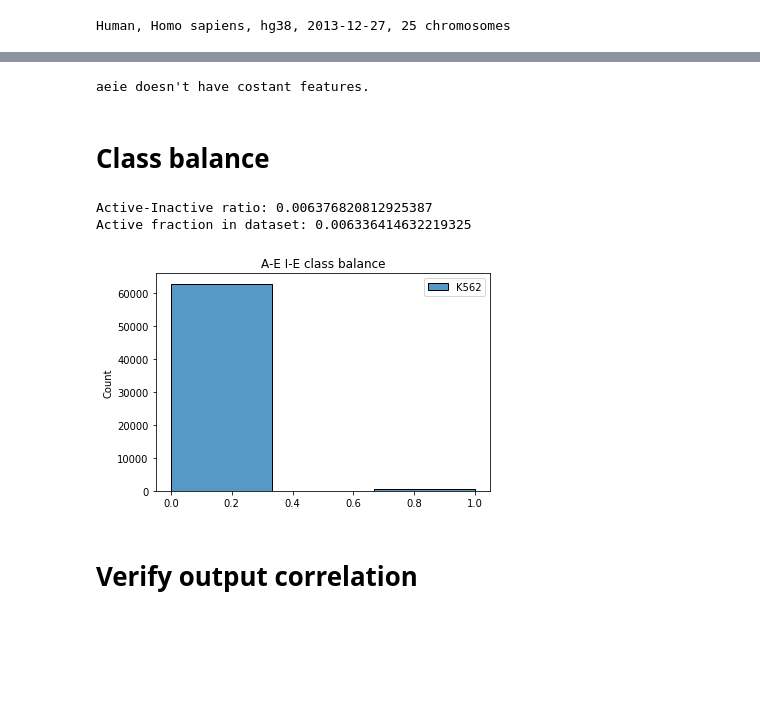
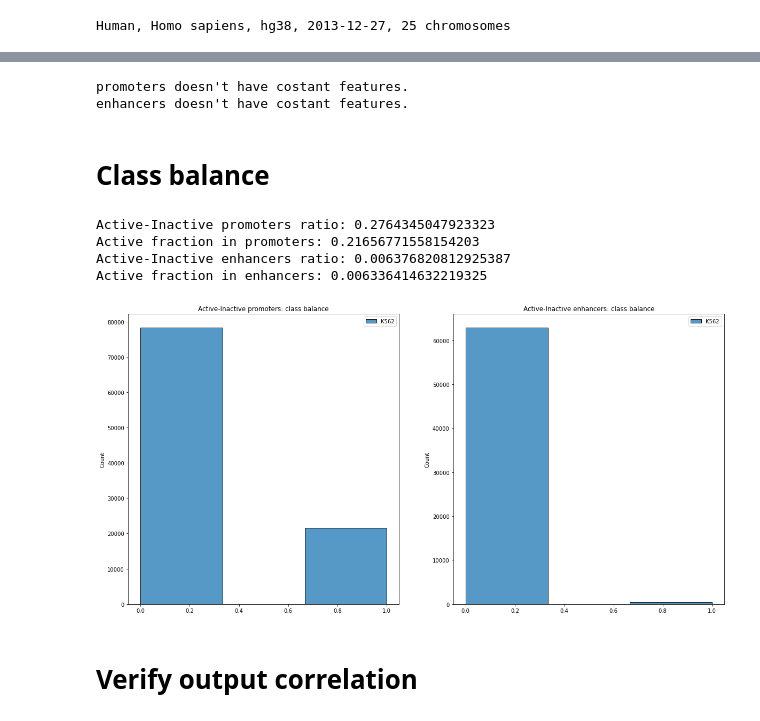
Before and after one commit to Stefano-t/multimodal-k562-cell-line-prediction, a Jupyter notebook: k562_prediction.ipynb, the cells around one changed output, grey strips where cells are left out. Cells and saved outputs as stored; diff of their text form; code cells hidden in the pictures; blank space fills up the shorter version.

Commit message:
add AP-IP task; joint pre-processing and data visualization

```diff
--- a/k562_prediction.ipynb
+++ b/k562_prediction.ipynb
@@ -185,32 +215,46 @@ def preprocess_dataset(
 #for region, X in epigenomes.items():
 #    epigenomes[region] = preprocess_dataset(X, region)
 
-aeie_X, aeie_y = preprocess_dataset(
-    aeie_X,
-    aeie_y,
-    "aeie",
-    cell_line,
-    binary=True
-)
+for region, X in epigenomes.items():
+    epigenomes[region], labels[region] = preprocess_dataset(
+        X,
+        labels[region],
+        region,
+        cell_line,
+        binary=True,
+    )
+
+# aeie_X, aeie_y = preprocess_dataset(
+#     aeie_X,
+#     aeie_y,
+#     "aeie",
+#     cell_line,
+#     binary=True
+# )
 # %% [output]
-aeie doesn't have costant features.
+promoters doesn't have costant features.
+enhancers doesn't have costant features.
 # %% [markdown]
 # Class balance
 # %%
-axes = sbn.histplot(
-    data=aeie_y,
-    bins=3
-)
+_, axs = plt.subplots(ncols=2, figsize=(20, 10))
+for i, (region, y) in enumerate(labels.items()):
+    axes = sbn.histplot(
+        data=y,
+        bins=3,
+        ax=axs[i],
+    )
 
-axes.set_title("A-E I-E class balance")
-
-counts = aeie_y[cell_line].value_counts()
-print(f"Active-Inactive ratio: {counts[1]/counts[0]}")
-print(f"Active fraction in dataset: {counts[1]/(counts[0]+counts[1])}")
+    axes.set_title(f"Active-Inactive {region}: class balance")
+    counts = y[cell_line].value_counts()
+    print(f"Active-Inactive {region} ratio: {counts[1]/counts[0]}")
+    print(f"Active fraction in {region}: {counts[1]/(counts[0]+counts[1])}")
 # %% [output]
-Active-Inactive ratio: 0.006376820812925387
-Active fraction in dataset: 0.006336414632219325
+Active-Inactive promoters ratio: 0.2764345047923323
+Active fraction in promoters: 0.21656771558154203
+Active-Inactive enhancers ratio: 0.006376820812925387
+Active fraction in enhancers: 0.006336414632219325
-[figure, old version]
+[figure, new version]
 # %% [markdown]
 # Verify output correlation
 # %%
```
Also changed, not shown: parts of 8 cells of this notebook, 1 other file.
